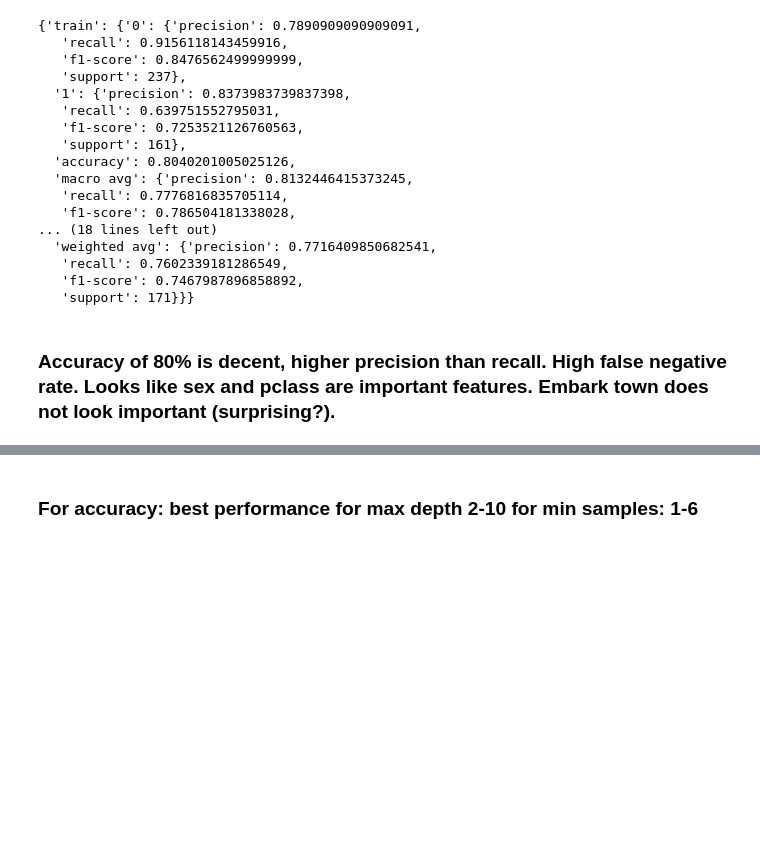
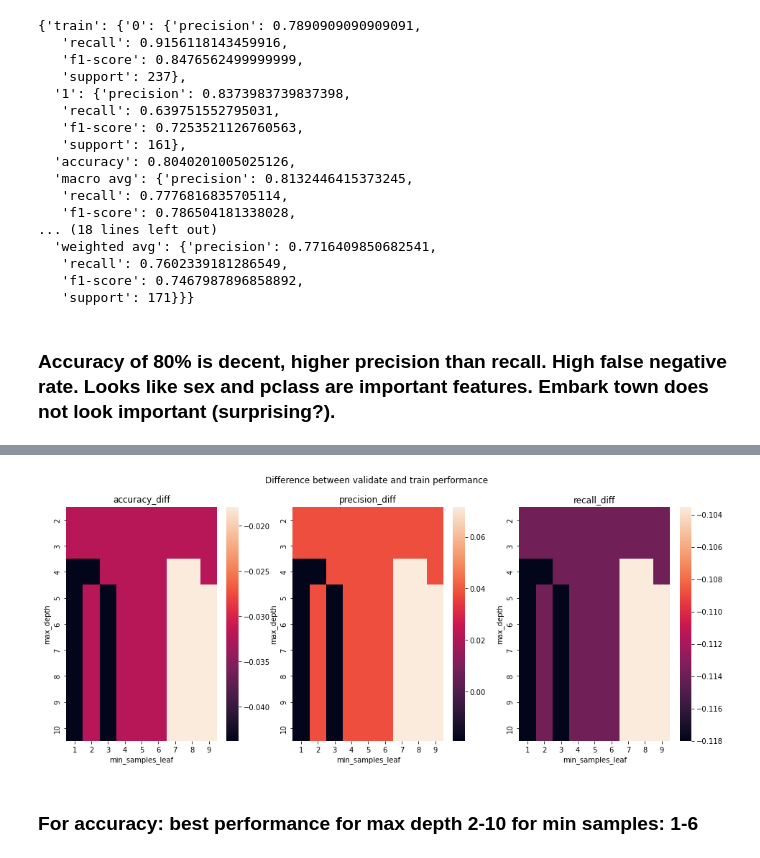
Before and after one commit to jesse-d-marder/classification-exercises, a Jupyter notebook: model.ipynb, the cells around one changed output, grey strips where cells are left out. Cells and saved outputs as stored; diff of their text form; code cells hidden in the pictures; blank space fills up the shorter version.

```diff
--- a/model.ipynb
+++ b/model.ipynb
@@ -644,2 +648,12 @@ for i, metric in enumerate(to_plot):
+# %%
+_, ax = plt.subplots(1,3, figsize=(16,6))
+to_plot = ["accuracy_diff","precision_diff","recall_diff"]
+for i, metric in enumerate(to_plot):
+    heatmap_df = combined_df.pivot("max_depth","min_samples_leaf",metric)
+    sns.heatmap(heatmap_df, ax=ax[i])
+    plt.suptitle('Difference between validate and train performance')
+    ax[i].set_title(metric)
+# %% [output]
+[figure, added]
 # %% [markdown]
 ### For accuracy: best performance for max depth 2-10 for min samples: 1-6
```
Also changed, not shown: parts of 9 cells of this notebook, 1 other file.
